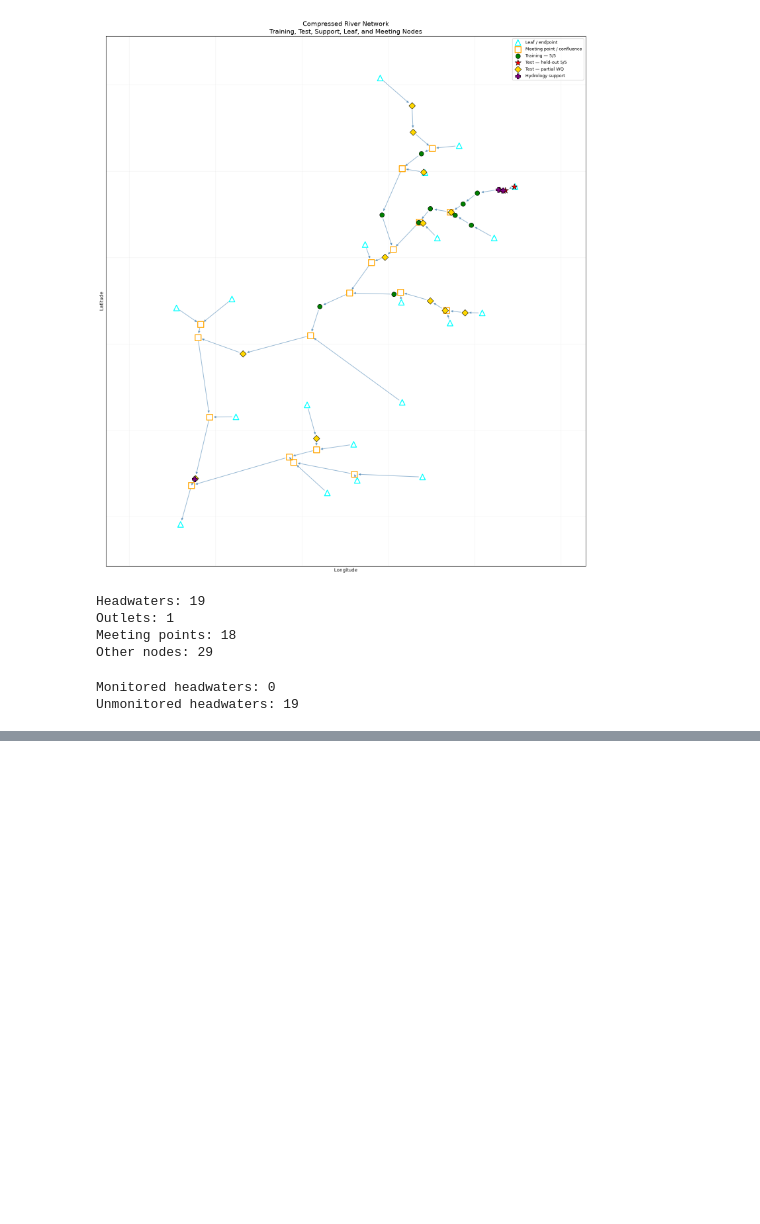
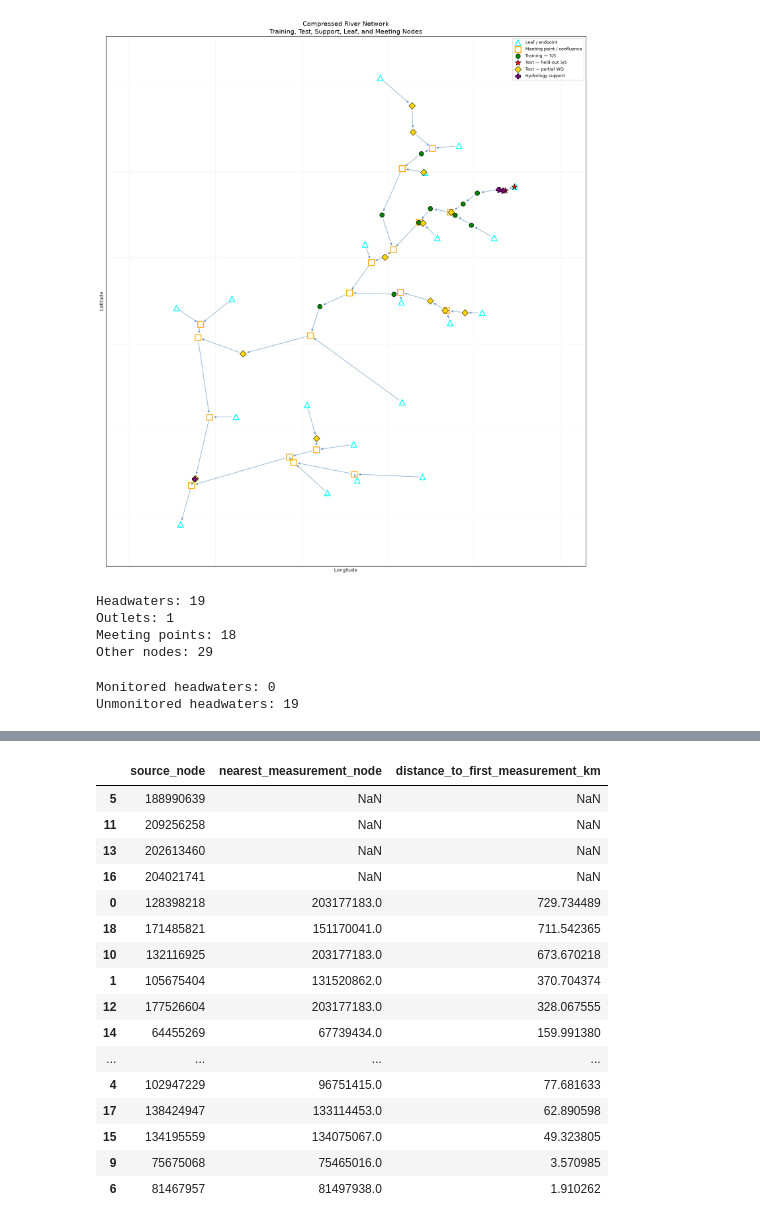
Before and after one commit to andrewc156/rivernets, a Jupyter notebook: best_compressed_graph.ipynb, the cells around one changed output, grey strips where cells are left out. Drawn from its saved outputs; the diff is of its cells as text; code cells hidden in the pictures; blank space fills up the shorter version.

```diff
--- a/best_compressed_graph.ipynb
+++ b/best_compressed_graph.ipynb
@@ -3939,0 +3954,85 @@ Unmonitored headwaters: 19
+# %%
+measurement_nodes = {
+    node
+    for node, data
+    in G_master_compressed.nodes(data=True)
+    if (
+        data.get("usgs_station_count", 0) > 0
+        or
+        data.get("support_gauge_count", 0) > 0
+    )
+}
+
+source_coverage = []
+
+for source in source_nodes:
+
+    lengths = nx.single_source_dijkstra_path_length(
+        G_master_compressed,
+        source,
+        weight="length_m"
+    )
+
+    reachable_measurements = {
+        node: distance
+        for node, distance
+        in lengths.items()
+        if node in measurement_nodes
+    }
+
+    if reachable_measurements:
+
+        nearest_node = min(
+            reachable_measurements,
+            key=reachable_measurements.get
+        )
+
+        nearest_distance_km = (
+            reachable_measurements[
+                nearest_node
+            ] / 1000
+        )
+
+    else:
+
+        nearest_node = None
+        nearest_distance_km = None
+
+    source_coverage.append({
+        "source_node": source,
+        "nearest_measurement_node":
+            nearest_node,
+        "distance_to_first_measurement_km":
+            nearest_distance_km
+    })
+
+
+source_coverage = pd.DataFrame(
+    source_coverage
+)
+
+display(
+    source_coverage.sort_values(
+        "distance_to_first_measurement_km",
+        ascending=False,
+        na_position="first"
+    )
+)
+# %% [output]
+|  | source_node | nearest_measurement_node | distance_to_first_measurement_km |
+| 5 | 188990639 | NaN | NaN |
+| 11 | 209256258 | NaN | NaN |
+| 13 | 202613460 | NaN | NaN |
+| 16 | 204021741 | NaN | NaN |
+| 0 | 128398218 | 203177183.0 | 729.734489 |
+| 18 | 171485821 | 151170041.0 | 711.542365 |
+| 10 | 132116925 | 203177183.0 | 673.670218 |
+| 1 | 105675404 | 131520862.0 | 370.704374 |
+| 12 | 177526604 | 203177183.0 | 328.067555 |
+| 14 | 64455269 | 67739434.0 | 159.991380 |
+| ... | ... | ... | ... |
+| 4 | 102947229 | 96751415.0 | 77.681633 |
+| 17 | 138424947 | 133114453.0 | 62.890598 |
+| 15 | 134195559 | 134075067.0 | 49.323805 |
+| 9 | 75675068 | 75465016.0 | 3.570985 |
+| 6 | 81467957 | 81497938.0 | 1.910262 |
```
Also changed, not shown: parts of 6 cells of this notebook.
